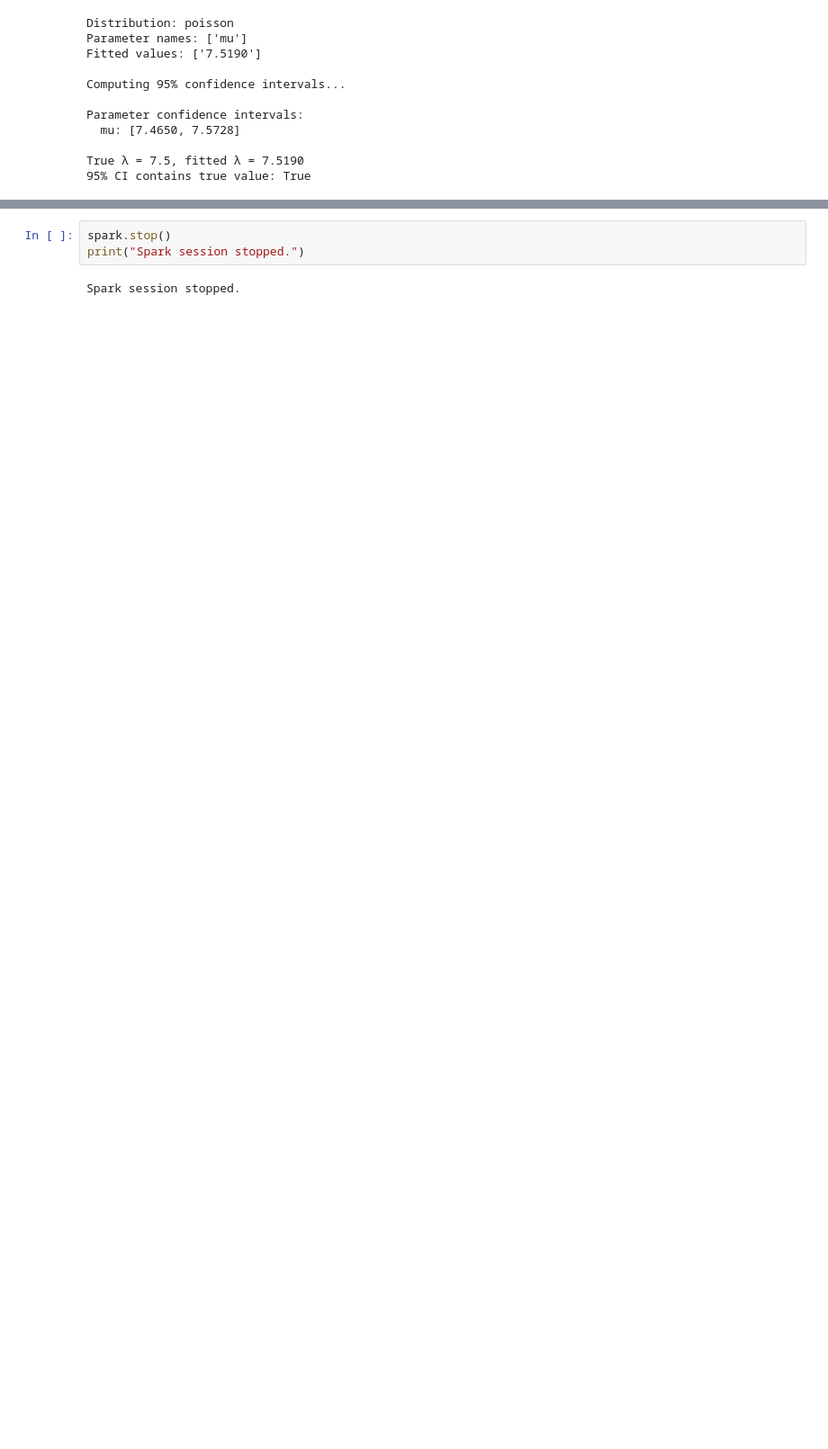
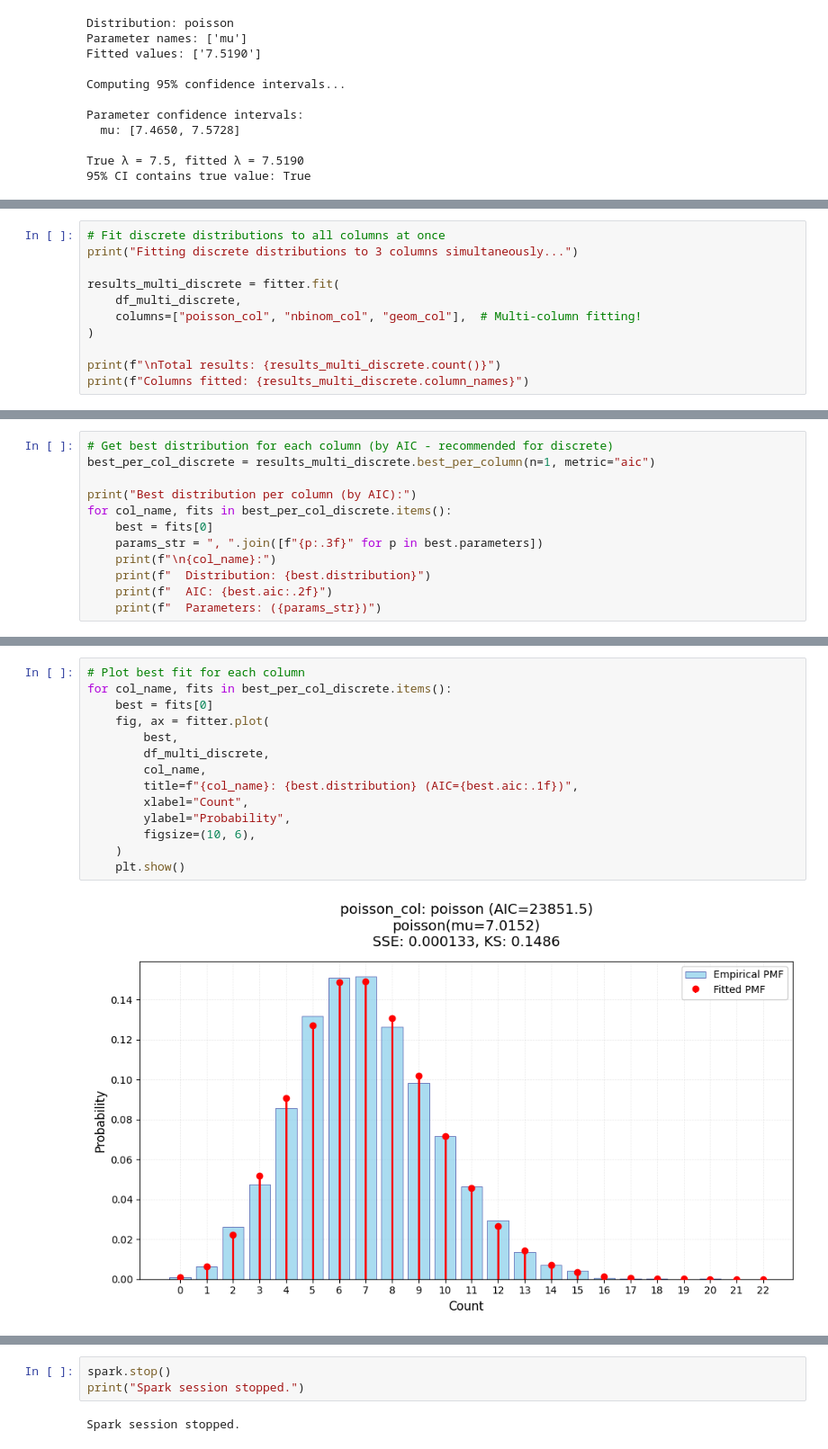
Before and after one commit to dwsmith1983/spark-bestfit, a Jupyter notebook: examples/discrete_demo.ipynb, the cells around one changed output, grey strips where cells are left out. Shown at 90% size. Drawn from its saved outputs; the diff is of its cells as text; blank space fills up the shorter version.

```diff
--- a/examples/discrete_demo.ipynb
+++ b/examples/discrete_demo.ipynb
@@ -335,0 +364,11 @@ True λ = 7.5, fitted λ = 7.5190
+# %%
+# Fit discrete distributions to all columns at once
+print("Fitting discrete distributions to 3 columns simultaneously...")
+
+results_multi_discrete = fitter.fit(
+    df_multi_discrete,
+    columns=["poisson_col", "nbinom_col", "geom_col"],  # Multi-column fitting!
+)
+
+print(f"\nTotal results: {results_multi_discrete.count()}")
+print(f"Columns fitted: {results_multi_discrete.column_names}")
@@ -335,0 +379,12 @@ True λ = 7.5, fitted λ = 7.5190
+# %%
+# Get best distribution for each column (by AIC - recommended for discrete)
+best_per_col_discrete = results_multi_discrete.best_per_column(n=1, metric="aic")
+
+print("Best distribution per column (by AIC):")
+for col_name, fits in best_per_col_discrete.items():
+    best = fits[0]
+    params_str = ", ".join([f"{p:.3f}" for p in best.parameters])
+    print(f"\n{col_name}:")
+    print(f"  Distribution: {best.distribution}")
+    print(f"  AIC: {best.aic:.2f}")
+    print(f"  Parameters: ({params_str})")
@@ -335,0 +408,16 @@ True λ = 7.5, fitted λ = 7.5190
+# %%
+# Plot best fit for each column
+for col_name, fits in best_per_col_discrete.items():
+    best = fits[0]
+    fig, ax = fitter.plot(
+        best,
+        df_multi_discrete,
+        col_name,
+        title=f"{col_name}: {best.distribution} (AIC={best.aic:.1f})",
+        xlabel="Count",
+        ylabel="Probability",
+        figsize=(10, 6),
+    )
+    plt.show()
+# %% [output]
+[figure, added]
```
Also changed, not shown: parts of 11 cells of this notebook, 25 other files.
